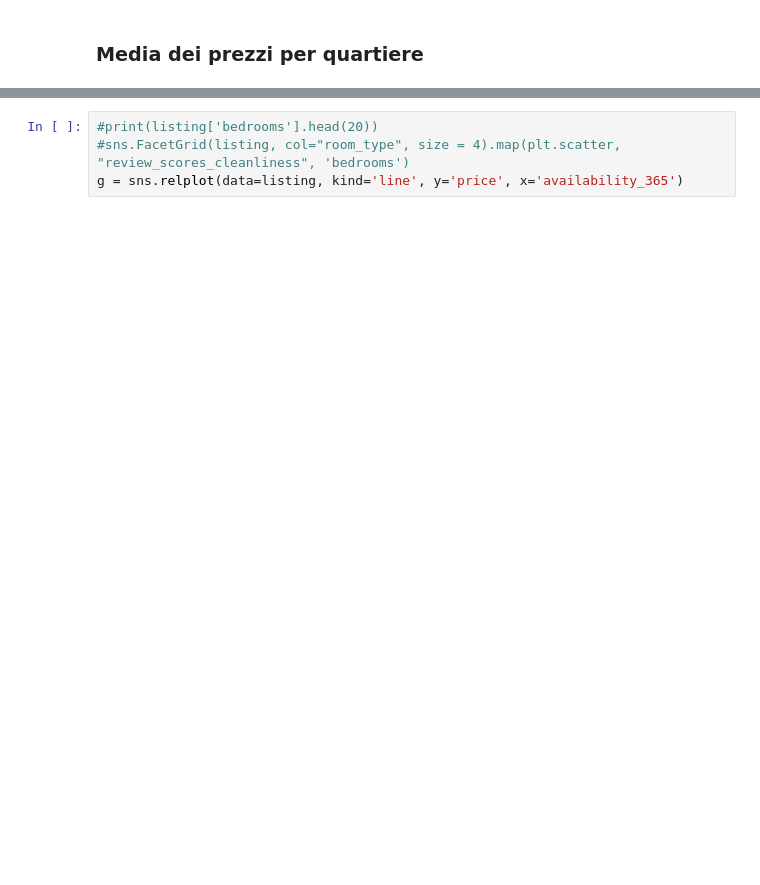
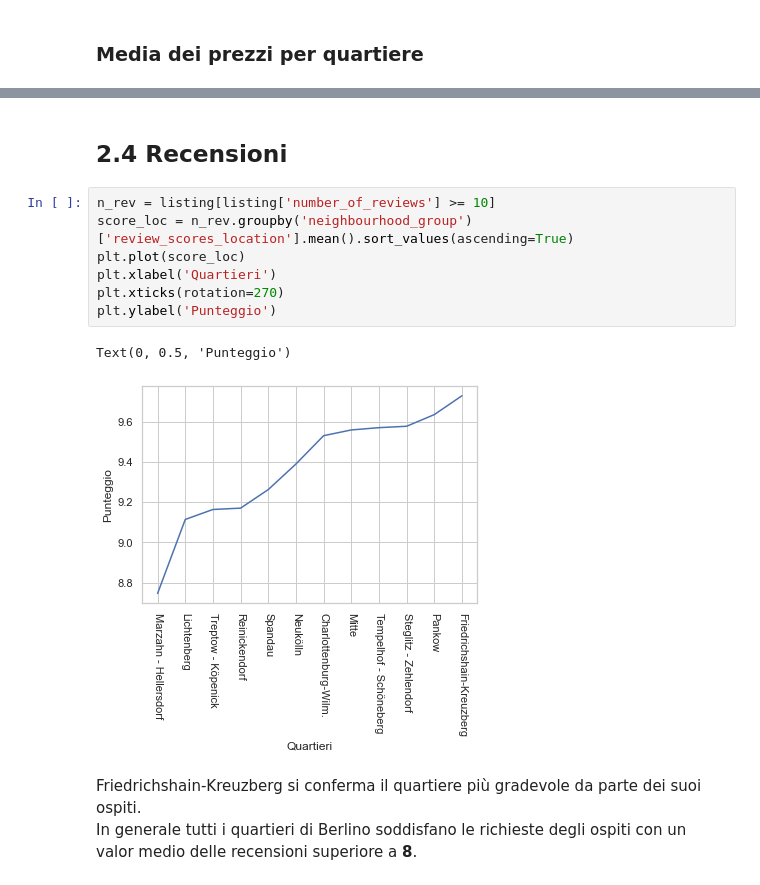
Before and after one commit to ff225/DataAnalytics, a Jupyter notebook: BerlinAirBnb.ipynb, the cells around one changed output, grey strips where cells are left out. Saved outputs shown, nothing was run; the diff lists cells and outputs as text; blank space fills up the shorter version.

```diff
--- a/BerlinAirBnb.ipynb
+++ b/BerlinAirBnb.ipynb
@@ -245,4 +253,16 @@ plt.title("Prezzo mediano per quartiere e numero di ospiti")
-# %%
-#print(listing['bedrooms'].head(20))
-#sns.FacetGrid(listing, col="room_type", size = 4).map(plt.scatter, "review_scores_cleanliness", 'bedrooms')
-g = sns.relplot(data=listing, kind='line', y='price', x='availability_365')
+# %% [markdown]
+## 2.4 Recensioni
+# %%
+n_rev = listing[listing['number_of_reviews'] >= 10]
+score_loc = n_rev.groupby('neighbourhood_group')['review_scores_location'].mean().sort_values(ascending=True)
+plt.plot(score_loc)
+plt.xlabel('Quartieri')
+plt.xticks(rotation=270)
+plt.ylabel('Punteggio')
+# %% [output]
+Text(0, 0.5, 'Punteggio')
+[figure, added]
+# %% [markdown]
+Friedrichshain-Kreuzberg si conferma il quartiere più gradevole da parte dei suoi ospiti. <br>
+In generale tutti i quartieri di Berlino soddisfano le richieste degli ospiti con un valor medio delle recensioni superiore
+a __8__.
```
Also changed, not shown: parts of 19 cells of this notebook.
